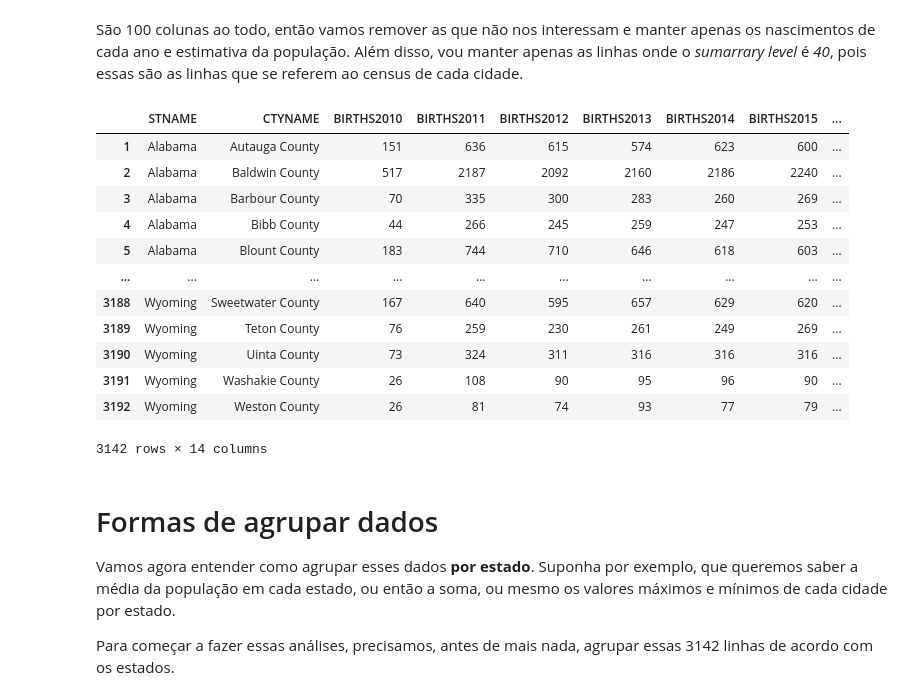
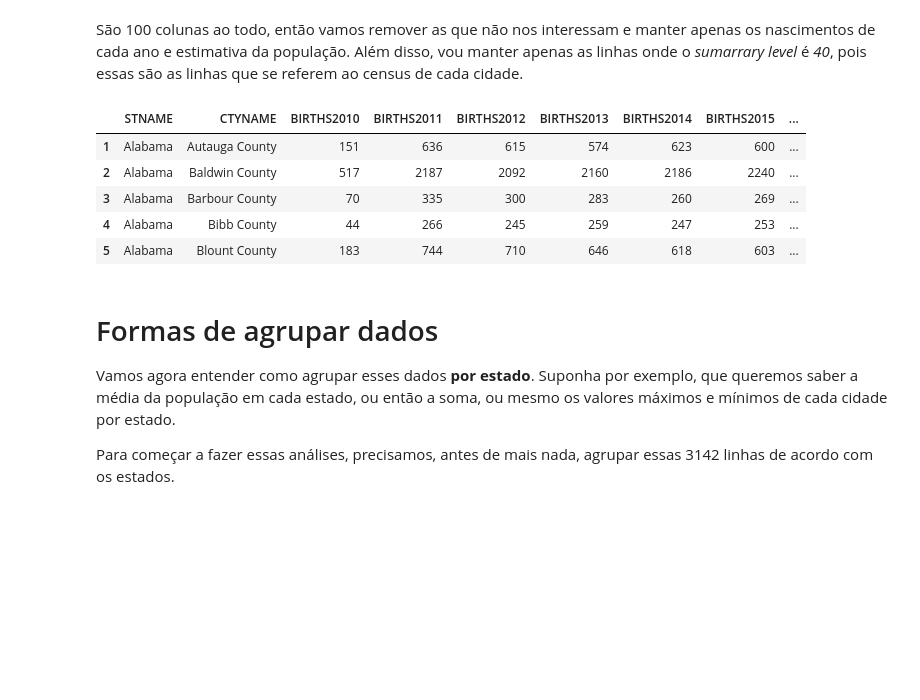
Before and after one commit to Giatroo/BeeData_GroupBy-in-Pandas, a Jupyter notebook: GroupBy.ipynb, the cells around one changed output. Cells and saved outputs as stored; diff of their text form; code cells hidden in the pictures; blank space fills up the shorter version.

```diff
--- a/GroupBy.ipynb
+++ b/GroupBy.ipynb
@@ -56,24 +50,17 @@ São 100 colunas ao todo, então vamos remover as que não nos interessam e mant
 # %%
 colunas = ['STNAME', 'CTYNAME', 'BIRTHS2010', 'BIRTHS2011', 'BIRTHS2012', 'BIRTHS2013', 'BIRTHS2014',
           'BIRTHS2015', 'POPESTIMATE2010', 'POPESTIMATE2011', 'POPESTIMATE2012', 'POPESTIMATE2013',
           'POPESTIMATE2014', 'POPESTIMATE2015']
 df = df[df['SUMLEV'] == 50]
 df = df[colunas]
-df
+df.head()
 # %% [output]
 |  | STNAME | CTYNAME | BIRTHS2010 | BIRTHS2011 | BIRTHS2012 | BIRTHS2013 | BIRTHS2014 | BIRTHS2015 | ... |
 | 1 | Alabama | Autauga County | 151 | 636 | 615 | 574 | 623 | 600 | ... |
 | 2 | Alabama | Baldwin County | 517 | 2187 | 2092 | 2160 | 2186 | 2240 | ... |
 | 3 | Alabama | Barbour County | 70 | 335 | 300 | 283 | 260 | 269 | ... |
 | 4 | Alabama | Bibb County | 44 | 266 | 245 | 259 | 247 | 253 | ... |
 | 5 | Alabama | Blount County | 183 | 744 | 710 | 646 | 618 | 603 | ... |
-| ... | ... | ... | ... | ... | ... | ... | ... | ... | ... |
-| 3188 | Wyoming | Sweetwater County | 167 | 640 | 595 | 657 | 629 | 620 | ... |
-| 3189 | Wyoming | Teton County | 76 | 259 | 230 | 261 | 249 | 269 | ... |
-| 3190 | Wyoming | Uinta County | 73 | 324 | 311 | 316 | 316 | 316 | ... |
-| 3191 | Wyoming | Washakie County | 26 | 108 | 90 | 95 | 96 | 90 | ... |
-| 3192 | Wyoming | Weston County | 26 | 81 | 74 | 93 | 77 | 79 | ... |
-3142 rows × 14 columns
 # %% [markdown]
 # Formas de agrupar dados
 
```
Also changed, not shown: parts of 14 cells of this notebook.
